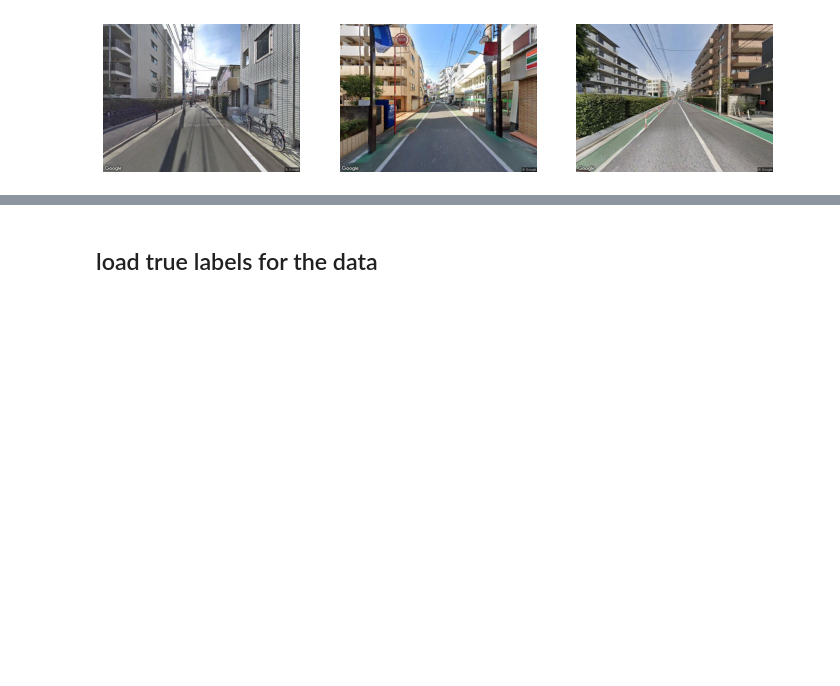
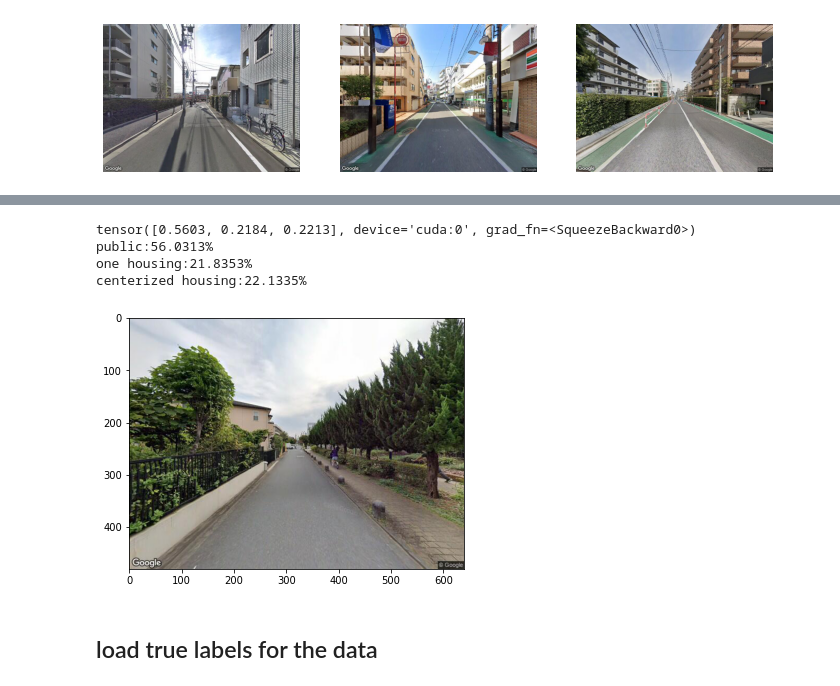
Before and after one commit to LimboWK/vit_pretrained_pytorch, a Jupyter notebook: analysis/vit_example.ipynb, the cells around one changed output, grey strips where cells are left out. Cells and saved outputs as stored; diff of their text form; code cells hidden in the pictures; blank space fills up the shorter version.

```diff
--- a/analysis/vit_example.ipynb
+++ b/analysis/vit_example.ipynb
@@ -92,17 +108,13 @@ feature vector shape: torch.Size([1, 768])
 # the representation_set is [public, one, center]
 # now use the same model to extract the feature vector for new data.
 def extract_feature_vector(img_path, show=False):
-    feature_vector = torch.tensor([0]*768, dtype=torch.float).to(device) # 768 dim
+    # feature_vector = torch.tensor([0]*768, dtype=torch.float).to(device) # 768 dim
     img = Image.open(img_path)
     if show:
         fig = plt.figure(figsize=(6,6))
         fig.add_subplot(1,1,1)
         plt.imshow(img)
     # Preprocess image
-    tsfm = transforms.Compose([transforms.Resize(model.image_size),
-                               transforms.ToTensor(),
-                               transforms.Normalize([0.5, 0.5, 0.5], [0.5, 0.5, 0.5]),
-                              ])
     img = tsfm(img).unsqueeze(0)
     with torch.no_grad():
         outputs = model(img.to(device), logits=True).squeeze(0)
@@ -125,0 +151,6 @@ one housing
+# %%
+# the first option is to not let pretrained model weights to float.
+# p(x) = softmax(w*x+b) where x is the feature vector from the feature extraction.
+fc_w = pmatrix.clone().detach().requires_grad_(True) # this is recommended from pytorch doc
+fc_b = torch.zeros((1,fc_w.shape[0]), dtype=torch.float, requires_grad=True)
+print(fc_w.requires_grad, fc_b.requires_grad, fc_w.shape, fc_b.shape)
@@ -125,0 +159,16 @@ one housing
+# %%
+# construct loss fn
+loss_fn = nn.CrossEntropyLoss()
+# create a classification head with given init values
+# from feature vector to 3 classes,not that we don't need softmax in torch here.
+cls_head = nn.Linear(3, 768)
+# load the init values from the representation vectors
+with torch.no_grad():
+    cls_head.weight = nn.Parameter(fc_w)
+    cls_head.bias = nn.Parameter(fc_b)
+print(cls_head.bias)
+print(cls_head.weight)
+# construct optimizer
+cls_head.to(device)
+lr = 1e-2
+optimizer = torch.optim.SGD(cls_head.parameters(), lr=lr)
@@ -126,3 +240,20 @@ one housing
+# %%
+# with cls_head finetuning
+def make_fewshots_pred_ft(img_path):
+    test_vector = extract_feature_vector(img_path, show=True)
+    # print(pmatrix.shape)
+    # prediction = nn.Softmax(dim=0)(torch.matmul(pmatrix, test_vector))
+    prediction = nn.Softmax(dim=1)(cls_head(test_vector.unsqueeze(0))).squeeze()
+    print(prediction)
+    for key, value in ground_truth.items():
+        print(f"{value}:{prediction[key]*100:.04f}%")
+make_fewshots_pred_ft(test_img_path)
+# %% [output]
+tensor([0.5603, 0.2184, 0.2213], device='cuda:0', grad_fn=<SqueezeBackward0>)
+public:56.0313%
+one housing:21.8353%
+centerized housing:22.1335%
+[figure, added]
 # %% [markdown]
 ## load true labels for the data
 # %%
```
Also changed, not shown: parts of 19 cells of this notebook.
